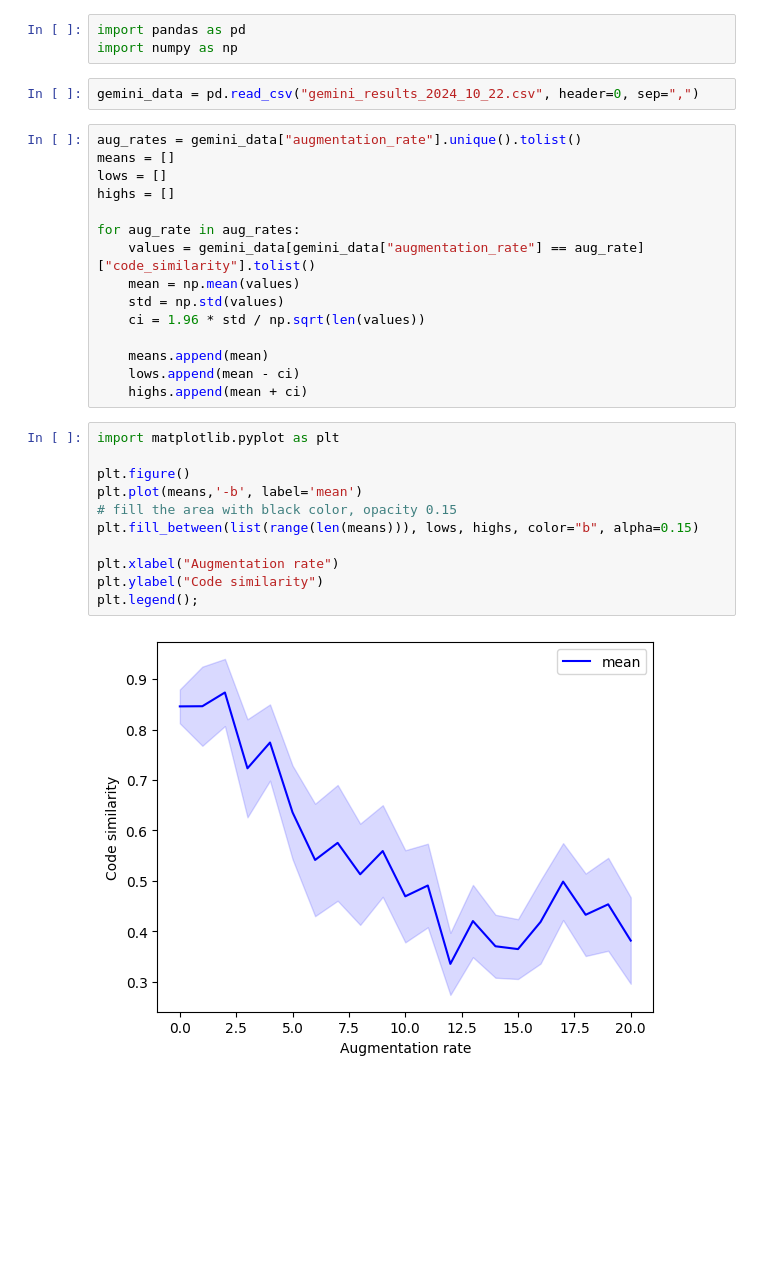
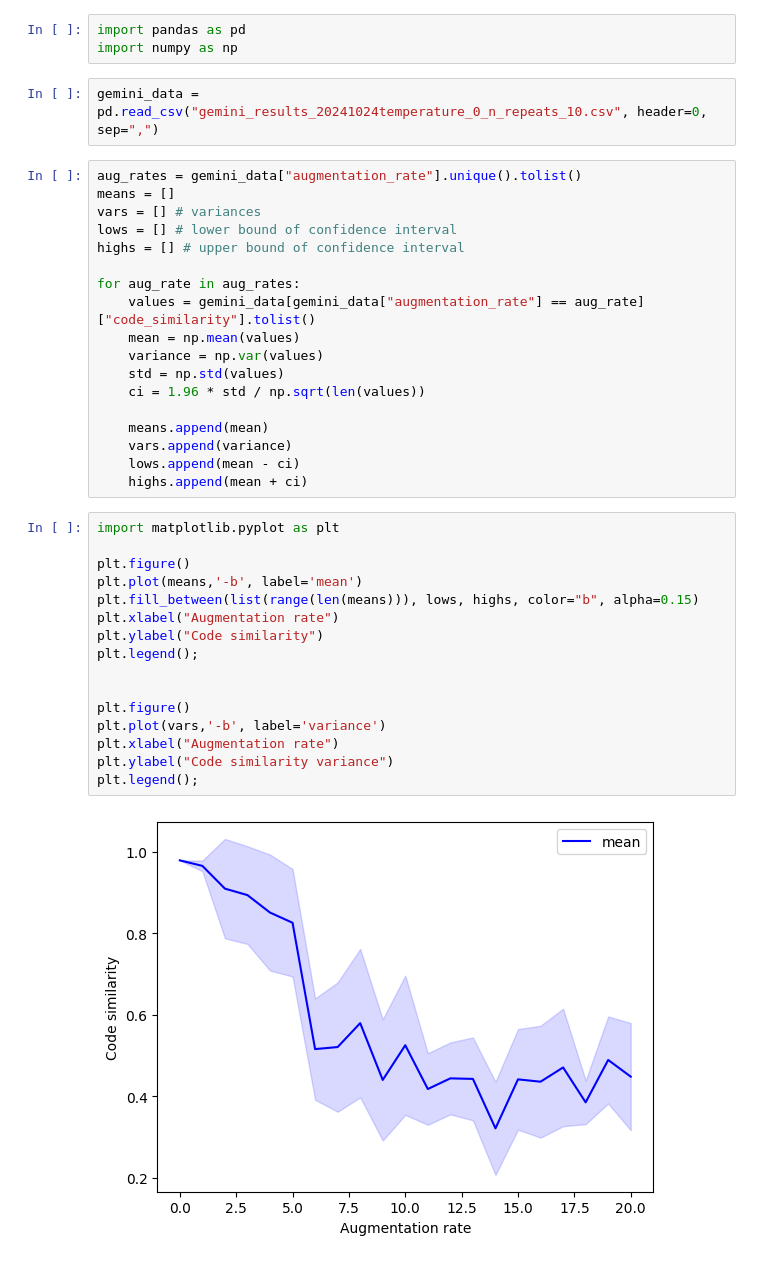
Before and after one commit to apaleyes/code-gen-sensitivity, a Jupyter notebook: analysis.ipynb, the cells around one changed output. Drawn from its saved outputs; the diff is of its cells as text; blank space fills up the shorter version.

Commit message:
Change temperature to 0

```diff
--- a/analysis.ipynb
+++ b/analysis.ipynb
@@ -2,32 +2,40 @@
 import pandas as pd
 import numpy as np
 # %%
-gemini_data = pd.read_csv("gemini_results_2024_10_22.csv", header=0, sep=",")
+gemini_data = pd.read_csv("gemini_results_20241024temperature_0_n_repeats_10.csv", header=0, sep=",")
 # %%
 aug_rates = gemini_data["augmentation_rate"].unique().tolist()
 means = []
-lows = []
-highs = []
+vars = [] # variances
+lows = [] # lower bound of confidence interval
+highs = [] # upper bound of confidence interval
 
 for aug_rate in aug_rates:
     values = gemini_data[gemini_data["augmentation_rate"] == aug_rate]["code_similarity"].tolist()
     mean = np.mean(values)
+    variance = np.var(values)
     std = np.std(values)
     ci = 1.96 * std / np.sqrt(len(values))
 
     means.append(mean)
+    vars.append(variance)
     lows.append(mean - ci)
     highs.append(mean + ci)
 # %%
 import matplotlib.pyplot as plt
 
 plt.figure()
 plt.plot(means,'-b', label='mean')
-# fill the area with black color, opacity 0.15
 plt.fill_between(list(range(len(means))), lows, highs, color="b", alpha=0.15)
-
 plt.xlabel("Augmentation rate")
 plt.ylabel("Code similarity")
 plt.legend();
+
+
+plt.figure()
+plt.plot(vars,'-b', label='variance')
+plt.xlabel("Augmentation rate")
+plt.ylabel("Code similarity variance")
+plt.legend();
 # %% [output]
-[figure, old version]
+[figure, new version]
```
Also changed, not shown: parts of 1 cell of this notebook, 4 other files.
